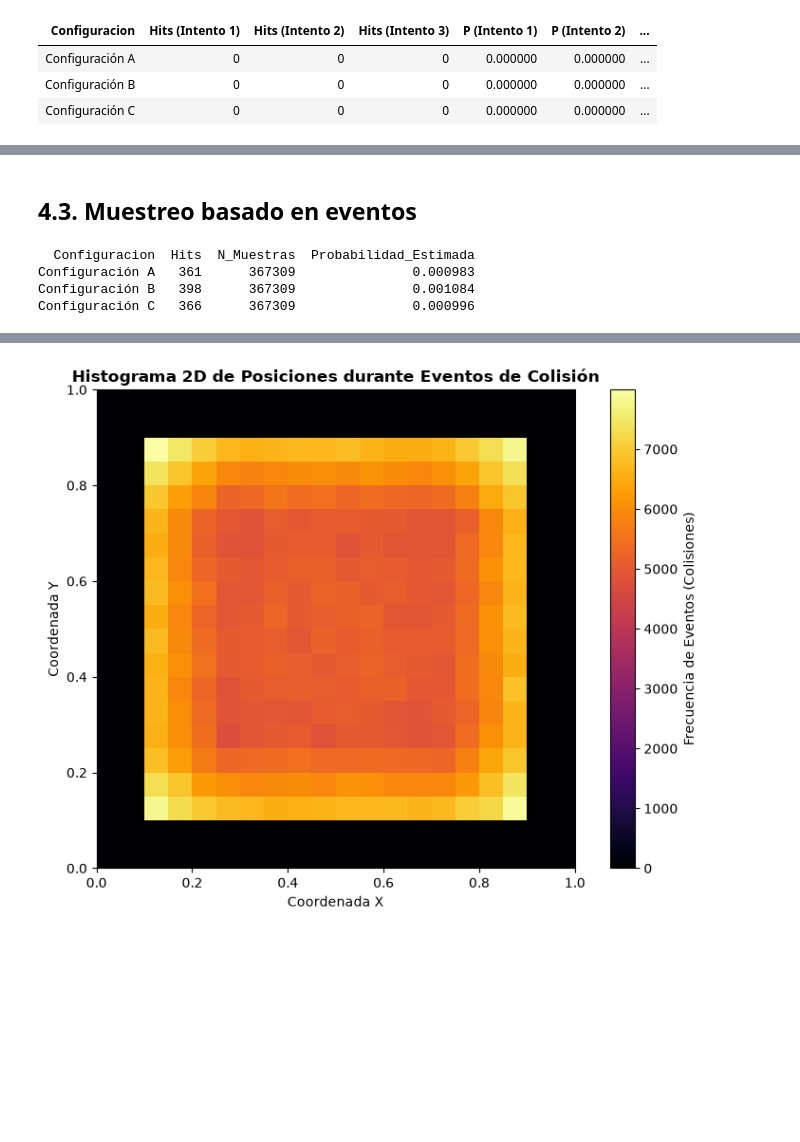
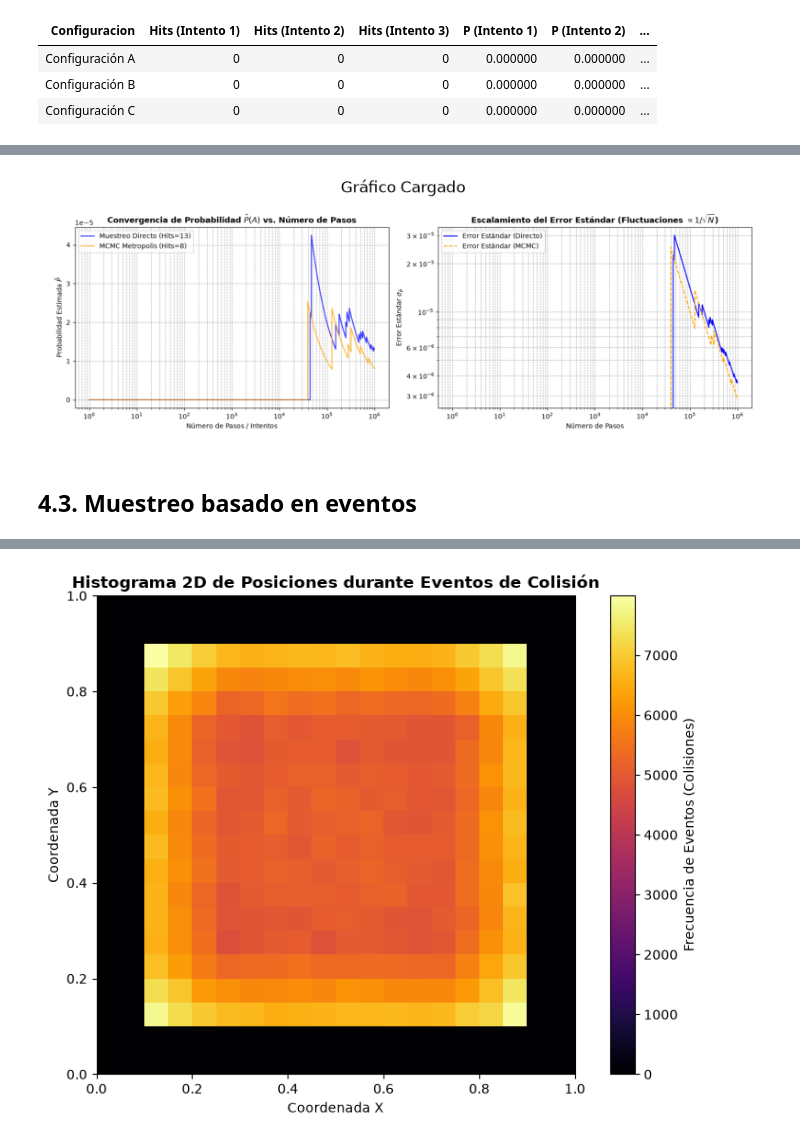
Before and after one commit to julianramirezd/Proyectos_Fisica, a Jupyter notebook: miniproyecto_1/informe_miniproyecto_1.ipynb, the cells around one changed output, grey strips where cells are left out. Saved outputs shown, nothing was run; the diff lists cells and outputs as text; code cells hidden in the pictures; blank space fills up the shorter version.

```diff
--- a/miniproyecto_1/informe_miniproyecto_1.ipynb
+++ b/miniproyecto_1/informe_miniproyecto_1.ipynb
@@ -609,52 +818,18 @@ Tabla 10: Resultados de Cadena de Markov para N_{runs} = 1,000,000 (N=8)
+# %%
+import matplotlib.pyplot as plt
+from PIL import Image
+
+# 1. Cargar la imagen (reemplaza con la ruta de tu archivo)
+ruta_imagen = 'figures/Comparacion_ds_mcmc.png'
+imagen = Image.open(ruta_imagen)
+
+# 2. Mostrar la imagen con Matplotlib
+plt.figure(figsize=(10, 15))  # Ajusta el tamaño de la ventana/figura
+plt.imshow(imagen)
+plt.axis('off')  # Oculta los ejes numéricos para ver solo el gráfico
+plt.title('Gráfico Cargado')
+plt.show()
+# %% [output]
+[figure, added]
 # %% [markdown]
 ## 4.3. Muestreo basado en eventos
-# %%
-#Tabla de hits y probabilidad de muestreo basado en eventos
-import json
-import os
-import matplotlib.pyplot as plt
-import numpy as np
-import pandas as pd
-
-# 1. Rutas de los archivos guardados
-ruta_json = "data/resultados_ev_N4.json"
-ruta_npy = "data/histpos.npy"
-
-# --- CARGAR DATOS Y CREAR DATAFRAME ---
-
-
-with open(ruta_json, "r", encoding="utf-8") as f:
-    data = json.load(f)
-
-n_samples = data.get("n_samples", 1)
-
-# Estructurar los datos en un DataFrame de Pandas
-df_resultados = pd.DataFrame(
-    [
-        {
-            "Configuracion": "Configuración A",
-            "Hits": data.get("a", 0),
-            "N_Muestras": n_samples,
-            "Probabilidad_Estimada": data.get("a", 0) / n_samples,
-        },
-        {
-            "Configuracion": "Configuración B",
-            "Hits": data.get("b", 0),
-            "N_Muestras": n_samples,
-            "Probabilidad_Estimada": data.get("b", 0) / n_samples,
-        },
-        {
-            "Configuracion": "Configuración C",
-            "Hits": data.get("c", 0),
-            "N_Muestras": n_samples,
-            "Probabilidad_Estimada": data.get("c", 0) / n_samples,
-        },
-    ]
-)
-
-print(df_resultados.to_string(index=False))
-# %% [output]
-  Configuracion  Hits  N_Muestras  Probabilidad_Estimada
-Configuración A   361      367309               0.000983
-Configuración B   398      367309               0.001084
-Configuración C   366      367309               0.000996
```
Also changed, not shown: parts of 15 cells of this notebook, 9 other files.
